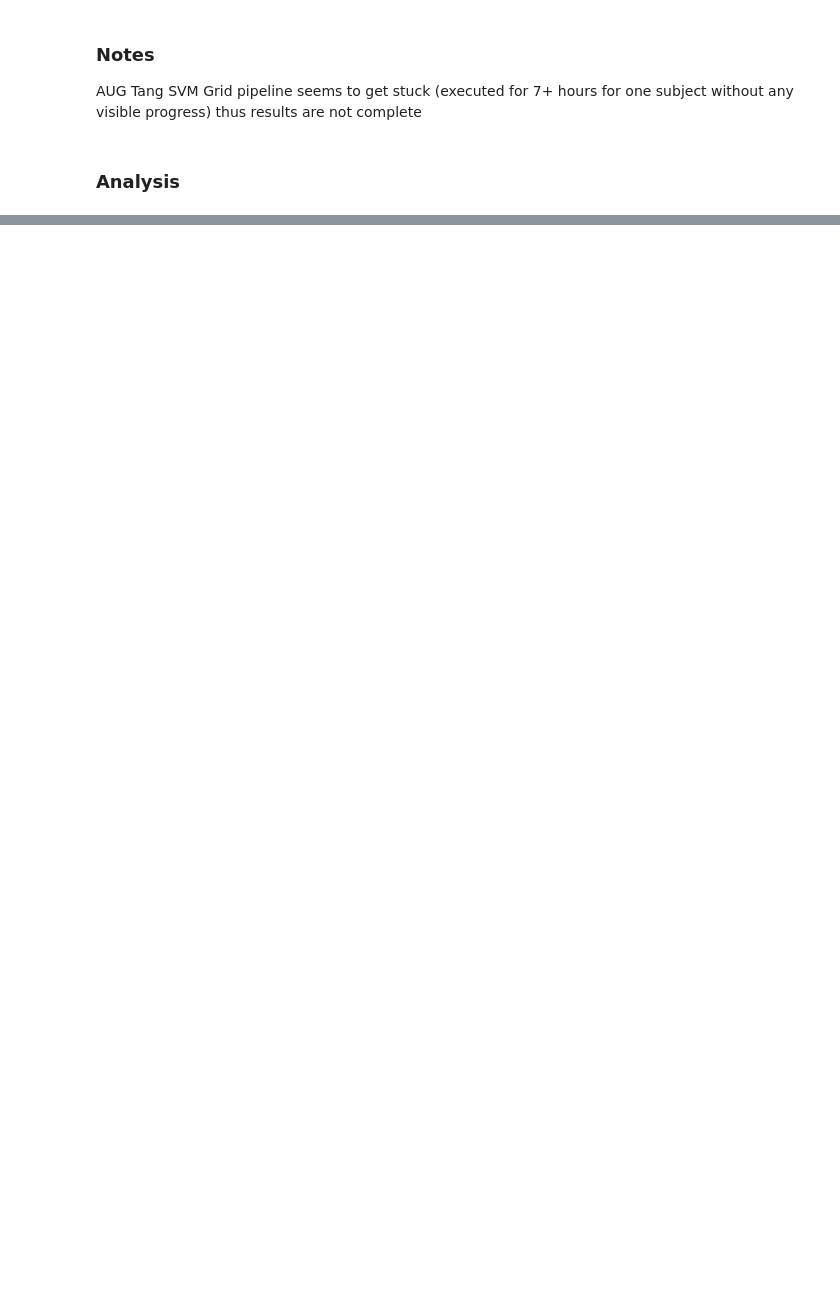
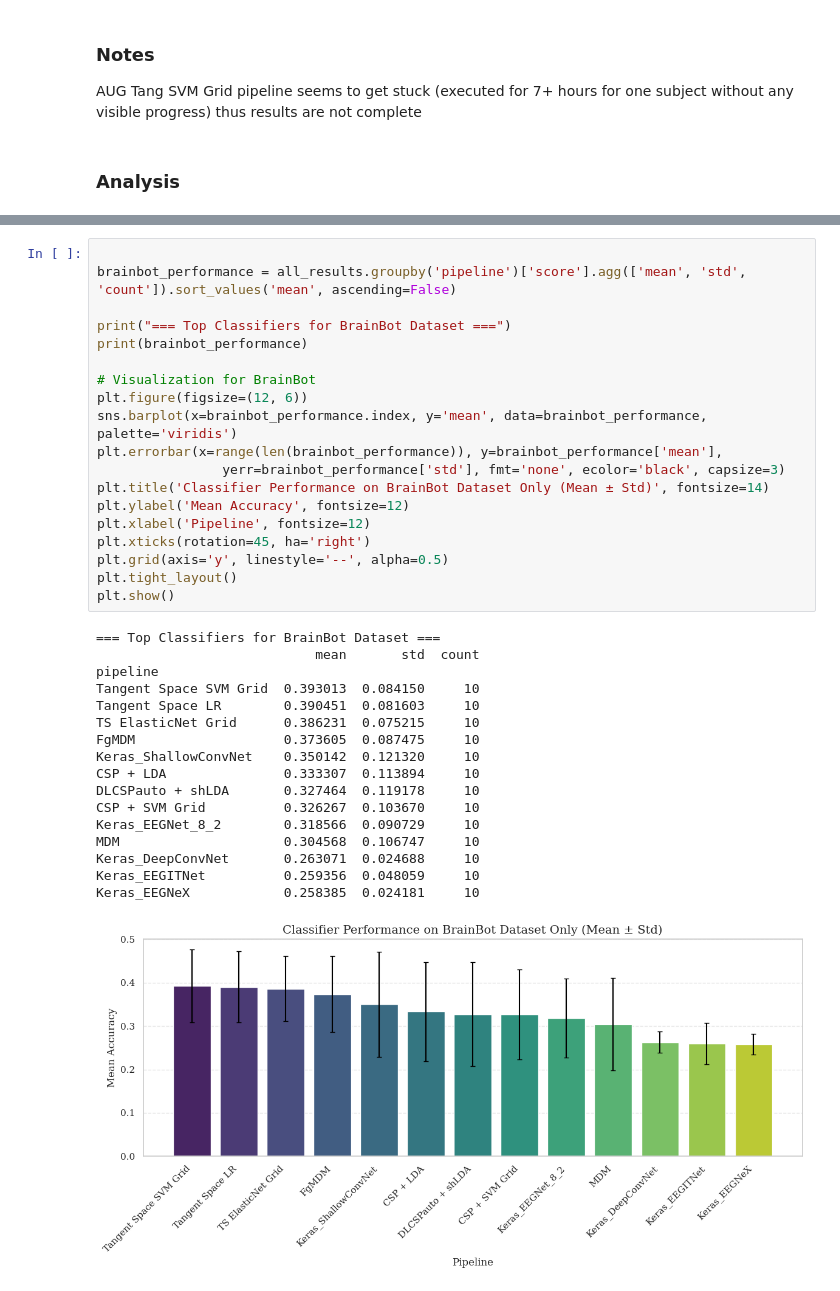
Before and after one commit to luluu9/BCI2025-sandbox, a Jupyter notebook: results.ipynb, the cells around one changed output, grey strips where cells are left out. Cells and saved outputs as stored; diff of their text form; blank space fills up the shorter version.

```diff
--- a/results.ipynb
+++ b/results.ipynb
@@ -182,0 +135,37 @@ Name: score, dtype: float32
+# %%
+
+brainbot_performance = all_results.groupby('pipeline')['score'].agg(['mean', 'std', 'count']).sort_values('mean', ascending=False)
+
+print("=== Top Classifiers for BrainBot Dataset ===")
+print(brainbot_performance)
+
+# Visualization for BrainBot
+plt.figure(figsize=(12, 6))
+sns.barplot(x=brainbot_performance.index, y='mean', data=brainbot_performance, palette='viridis')
+plt.errorbar(x=range(len(brainbot_performance)), y=brainbot_performance['mean'],
+                yerr=brainbot_performance['std'], fmt='none', ecolor='black', capsize=3)
+plt.title('Classifier Performance on BrainBot Dataset Only (Mean ± Std)', fontsize=14)
+plt.ylabel('Mean Accuracy', fontsize=12)
+plt.xlabel('Pipeline', fontsize=12)
+plt.xticks(rotation=45, ha='right')
+plt.grid(axis='y', linestyle='--', alpha=0.5)
+plt.tight_layout()
+plt.show()
+# %% [output]
+=== Top Classifiers for BrainBot Dataset ===
+                            mean       std  count
+pipeline
+Tangent Space SVM Grid  0.393013  0.084150     10
+Tangent Space LR        0.390451  0.081603     10
+TS ElasticNet Grid      0.386231  0.075215     10
+FgMDM                   0.373605  0.087475     10
+Keras_ShallowConvNet    0.350142  0.121320     10
+CSP + LDA               0.333307  0.113894     10
+DLCSPauto + shLDA       0.327464  0.119178     10
+CSP + SVM Grid          0.326267  0.103670     10
+Keras_EEGNet_8_2        0.318566  0.090729     10
+MDM                     0.304568  0.106747     10
+Keras_DeepConvNet       0.263071  0.024688     10
+Keras_EEGITNet          0.259356  0.048059     10
+Keras_EEGNeX            0.258385  0.024181     10
+[figure, added]
```
Also changed, not shown: parts of 5 cells of this notebook, 12 other files.
